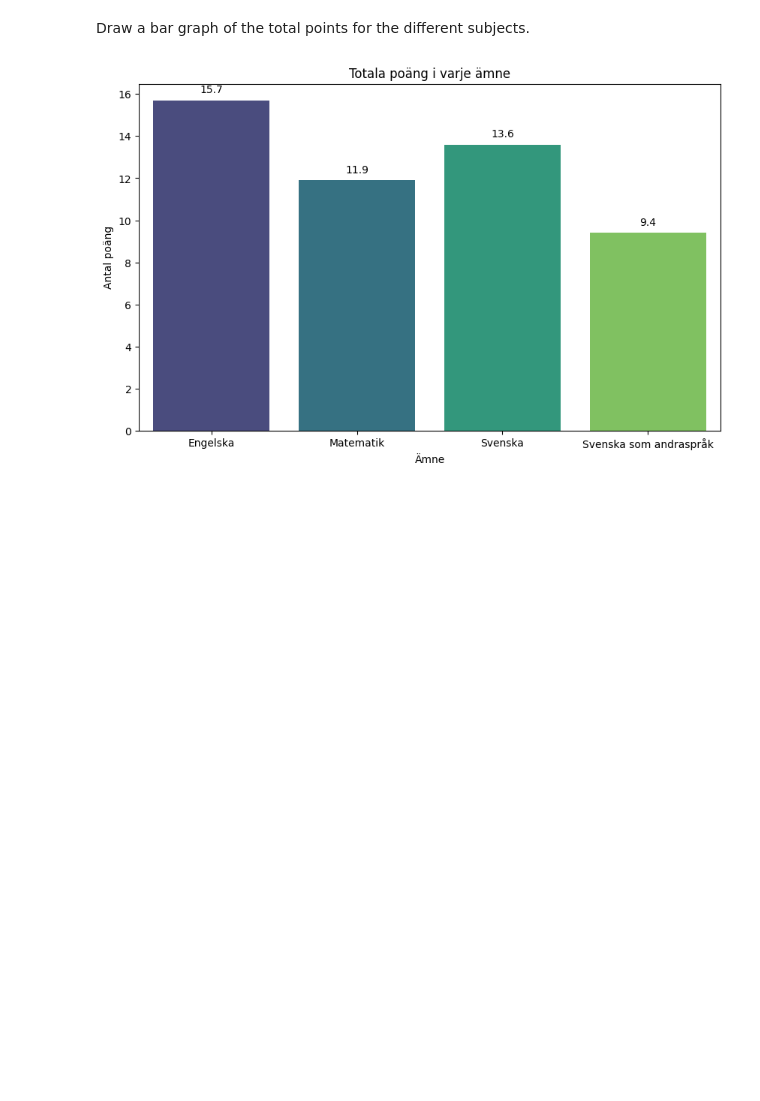
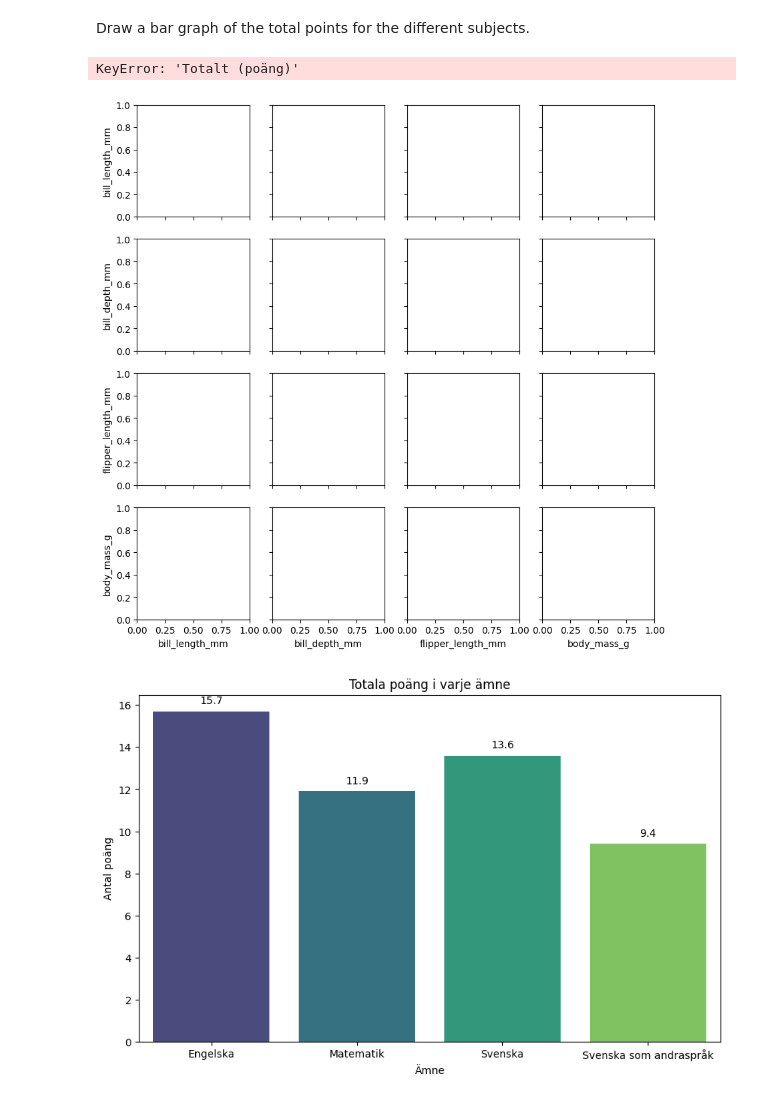
Before and after one commit to saraonsala/Python-Sara-Mellgren-OOPA23, a Jupyter notebook: Labb_2/Labb_2.ipynb, the cells around one changed output. Cells and saved outputs as stored; diff of their text form; code cells hidden in the pictures; blank space fills up the shorter version.

```diff
--- a/Labb_2/Labb_2.ipynb
+++ b/Labb_2/Labb_2.ipynb
@@ -87,6 +87,13 @@ Totalt antal elever som har fått F i matematik:  11623 st
 [figure]
 # %% [markdown]
 Draw a bar graph of the total points for the different subjects.
+# %%
+df = sns.load_dataset("penguins")
+sns.pairplot(df, hue="Totalt (poäng)")
+plt.show()
+# %% [output]
+KeyError: 'Totalt (poäng)'
+[figure, added]
 # %%
 # Call the method process_excel_sheet
 df_engelska = process_excel_sheet("Engelska")
```
Also changed, not shown: parts of 7 cells of this notebook.
